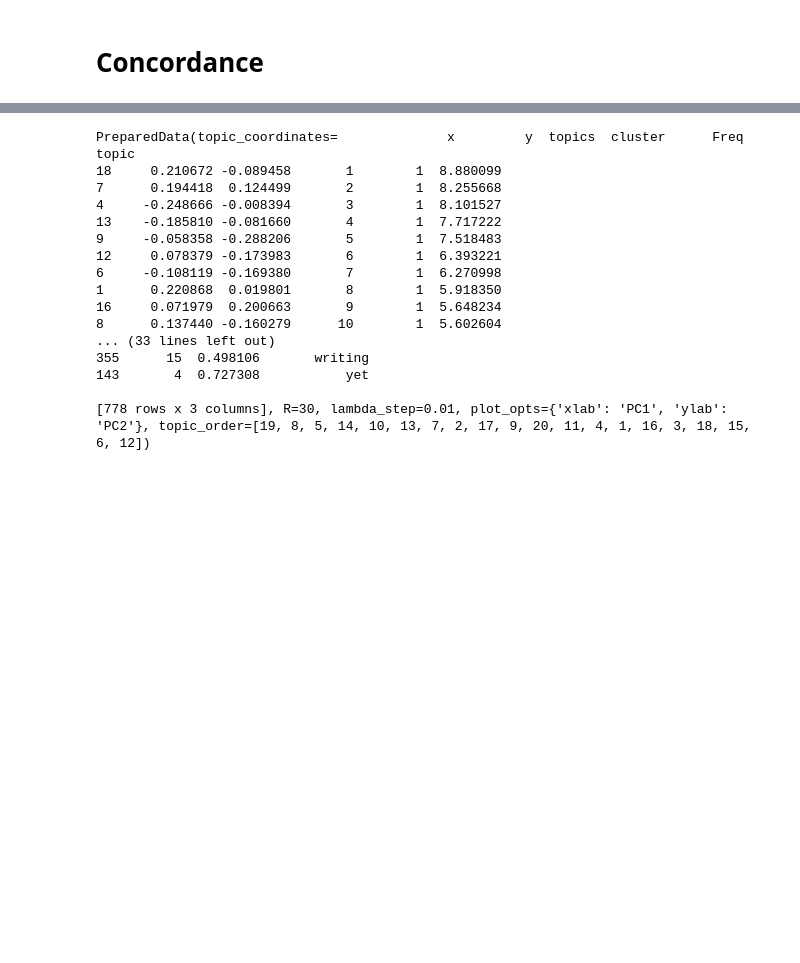
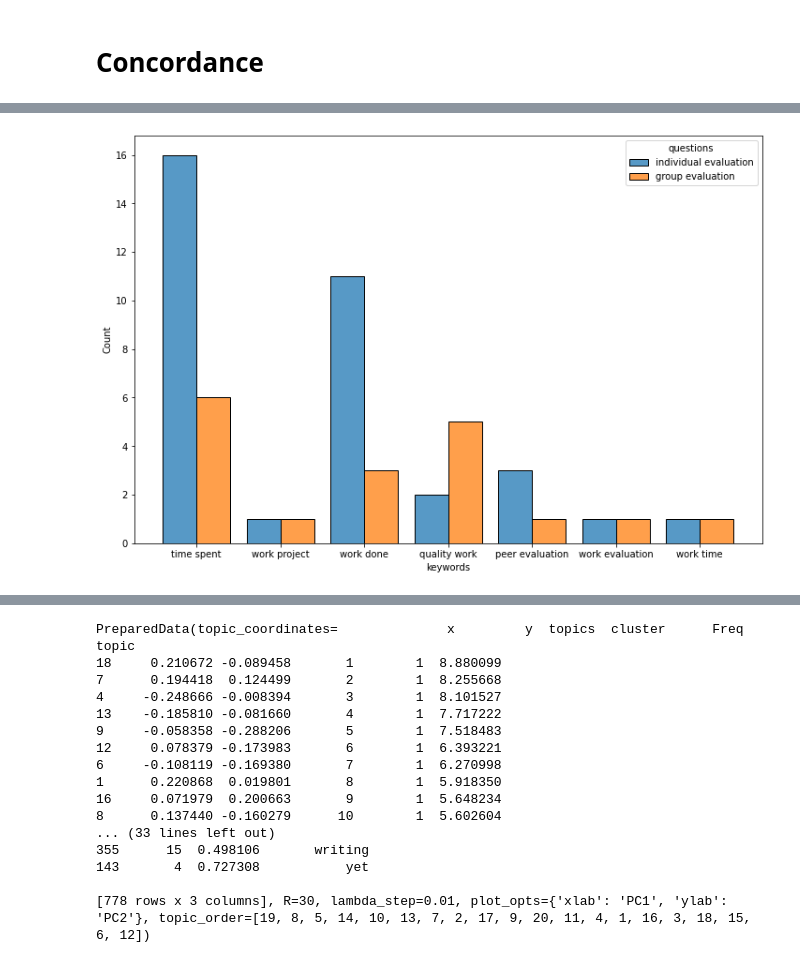
Before and after one commit to tiilt-lab/Blinc-collab-notebooks, a Jupyter notebook: Blinc_leverage_collaboration_To.ipynb, the cells around one changed output, grey strips where cells are left out. Saved outputs shown, nothing was run; the diff lists cells and outputs as text; code cells hidden in the pictures; blank space fills up the shorter version.

```diff
--- a/Blinc_leverage_collaboration_To.ipynb
+++ b/Blinc_leverage_collaboration_To.ipynb
@@ -715,0 +781,6 @@ docs edit history ) , in addition to peer reviews I feel like this is a sort o
+# %%
+concordance(df.Q51.str.cat(sep = ' ') ,"peer")
+print(" ")
+fd_51 = most_common_vocab(df.Q51.str.cat(sep = ' '))
+fd_bigram_51 = most_common_bigram(df.Q51.str.cat(sep = ' '))
+fd_51.tabulate(20)
@@ -778,0 +846,6 @@ fd.tabulate(20)
+# %%
+concordance(df.Q52.str.cat(sep = ' ') ,"peer")
+print(" ")
+fd_52 = most_common_vocab(df.Q52.str.cat(sep = ' '))
+fd_bigram_52 = most_common_bigram(df.Q52.str.cat(sep = ' '))
+fd_52.tabulate(20)
@@ -778,0 +862,9 @@ fd.tabulate(20)
+# %%
+#fd_bigram_52.most_common(20)
+#fd_bigram_51[('peer', 'evaluation')]
+data = common_terms_bigram(fd_bigram_51,fd_bigram_52,['individual evaluation','group evaluation'],
+['collaboration', 'spent','time', 'project','contribution','time','peer','work','done','evaluation','quality','speak'])
+
+generate_histo(data,['questions','keywords'],(12,8))
+# %% [output]
+[figure, added]
```
Also changed, not shown: parts of 23 cells of this notebook.
